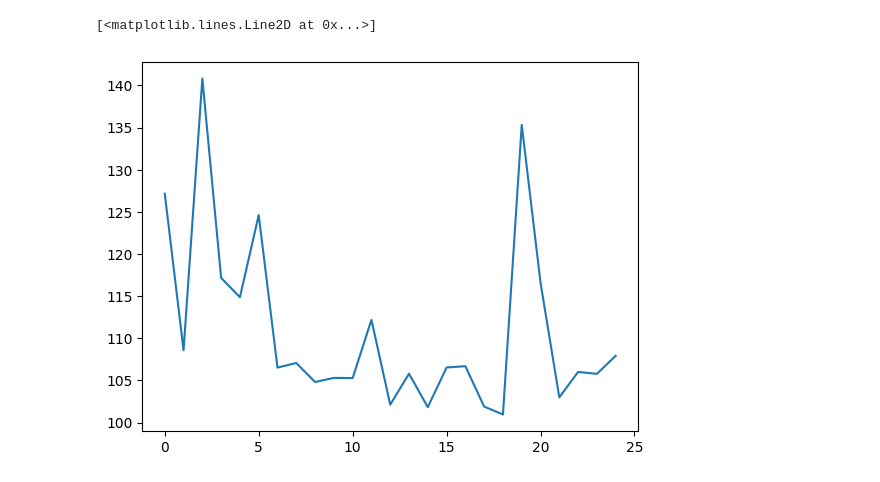
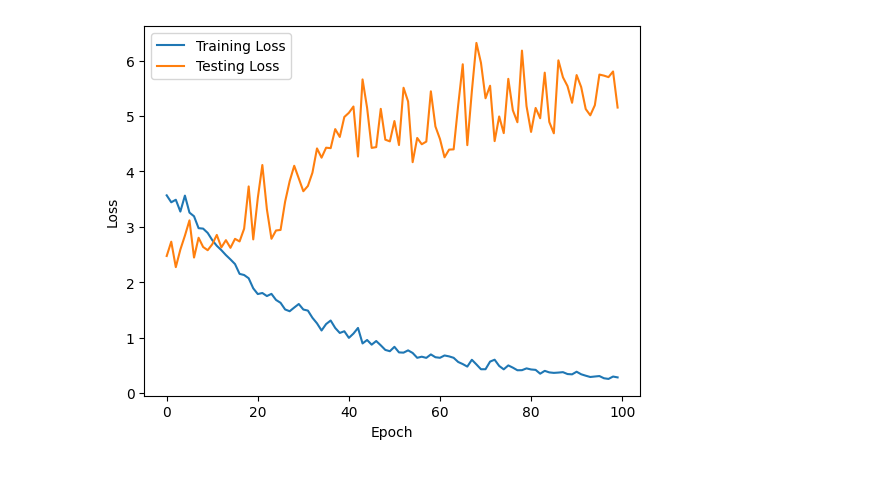
Before and after one commit to TomFiz/neuroforest, a Jupyter notebook: neuroforest-master/notebooks/2d_CNN.ipynb, the cells around one changed output. Drawn from its saved outputs; the diff is of its cells as text; code cells hidden in the pictures.

Commit message:
2D CNN (first architecture) + dataloader for images + data augmentation

```diff
--- a/neuroforest-master/notebooks/2d_CNN.ipynb
+++ b/neuroforest-master/notebooks/2d_CNN.ipynb
@@ -20,0 +84,5 @@ os.environ["KMP_DUPLICATE_LIB_OK"]="TRUE"
+# %%
+for batch, label in train_loader:
+    print(batch.shape)
+    print(label)
+    break
@@ -75,13 +134,0 @@ dataloader_with_mushroom_with_timestamp = create_dataloader(
-# %%
-def calculate_score(labels):
-    score_keys = ['asrs1', 'asrs2', 'asrs3', 'asrs4', 'asrs5', 'asrs6', 'asrs7', 'asrs8', 'asrs9', 'asrs10', 'asrs11', 'asrs12', 'asrs13', 'asrs14', 'asrs15', 'asrs16', 'asrs17', 'asrs18']
-    score_final = []
-    for i in range(int(len(labels["Name"]))):
-        score = sum(int(labels[key][i]) for key in score_keys)
-        score_final.append(score)
-    return score_final
-
-for batch in dataloader_with_mushroom_with_timestamp:
-    images, labels = batch
-    print(calculate_score(labels))
-    break
@@ -110,25 +177,41 @@ tensor(66.8519, grad_fn=<MseLossBackward0>)
 # %%
-
 criterion = nn.MSELoss()
 optimizer = optim.Adam(model.parameters(), lr=0.001)
-num_epochs = 25
+num_epochs = 100
 training_loss = []
+testing_loss = []
 for epoch in range(num_epochs):
     model.train()
-    running_loss = 0.0
-    for images, labels in dataloader:
+    train_running_loss = 0.0
+    test_running_loss = 0.0
+    for images, labels in train_loader:
         labels = torch.tensor(calculate_score(labels)).float()
         images = images.to(device)
         optimizer.zero_grad()
-        outputs = model(images)
+        outputs = model(images).flatten()
         loss = criterion(outputs, labels)
         loss.backward()
         optimizer.step()
-        running_loss += loss.item()
-    training_loss.append(running_loss/len(dataloader))
+        train_running_loss += loss.item()
+    training_loss.append(train_running_loss/len(train_loader.dataset))
+    model.eval()
+    with torch.no_grad():
+        for images, labels in test_loader:
+            labels = torch.tensor(calculate_score(labels)).float()
+            images = images.to(device)
+            outputs = model(images).flatten()
+            loss = criterion(outputs, labels)
+            test_running_loss += loss.item()
+    testing_loss.append(test_running_loss/len(test_loader.dataset))
 
 
-    print(f"Epoch {epoch+1}, Loss: {running_loss/len(dataloader_with_mushroom_with_timestamp)}")
+    print(f"Epoch {epoch+1}, training loss: {train_running_loss/len(train_loader.dataset)}")
+    print(f"Epoch {epoch+1}, testing loss: {test_running_loss/len(test_loader.dataset)}")
 
-plt.plot(training_loss)
+plt.plot(training_loss, label='Training Loss')
+plt.plot(testing_loss, label='Testing Loss')
+plt.legend()
+plt.xlabel("Epoch")
+plt.ylabel("Loss")
+plt.show()
 # %% [output]
@@ -152,2 +235 @@ Epoch 25, Loss: 107.92743694782257
-[<matplotlib.lines.Line2D at 0x...>]
-[figure, old version]
+[figure, new version]
```
Also changed, not shown: parts of 12 cells of this notebook, 1 other file.
